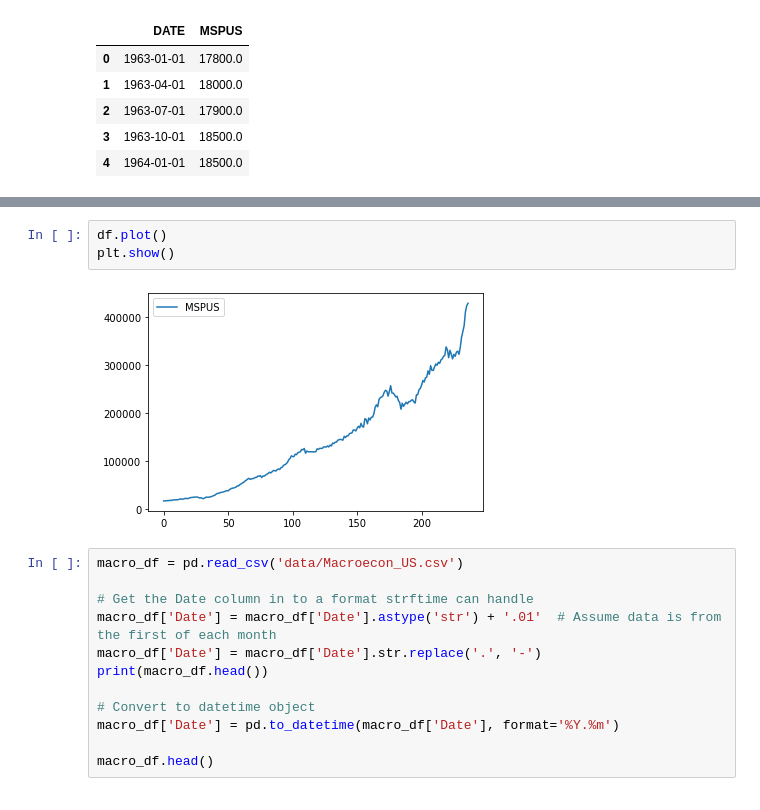
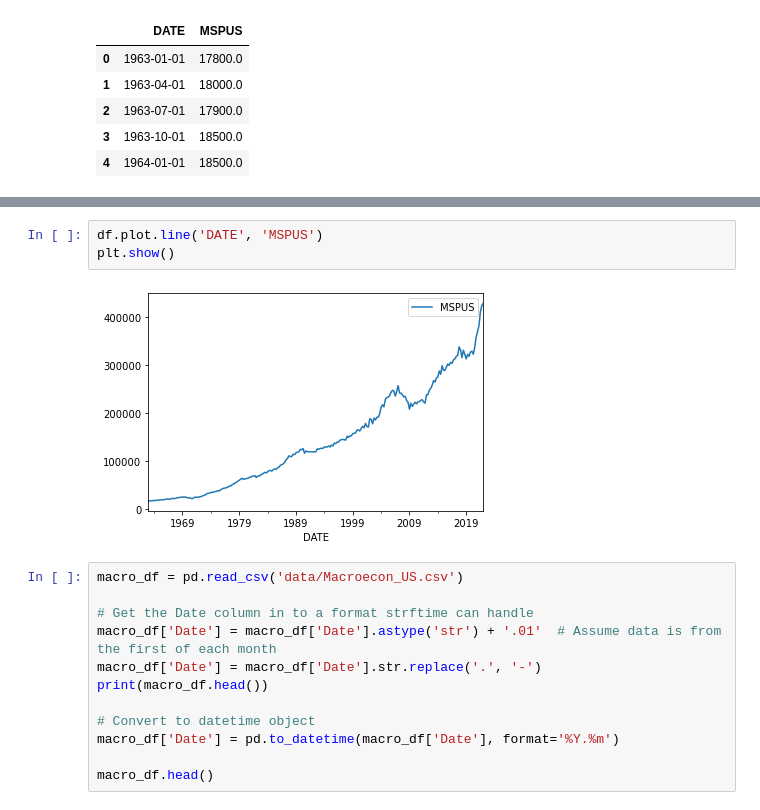
Before and after one commit to hsdistefa/mas-thesis, a Jupyter notebook: EDA.ipynb, the cells around one changed output, grey strips where cells are left out. Drawn from its saved outputs; the diff is of its cells as text.

```diff
--- a/EDA.ipynb
+++ b/EDA.ipynb
@@ -37,8 +46,8 @@ None
 # %%
-df.plot()
+df.plot.line('DATE', 'MSPUS')
 plt.show()
 # %% [output]
-[figure, old version]
+[figure, new version]
 # %%
 macro_df = pd.read_csv('data/Macroecon_US.csv')
 
```
Also changed, not shown: parts of 9 cells of this notebook.
